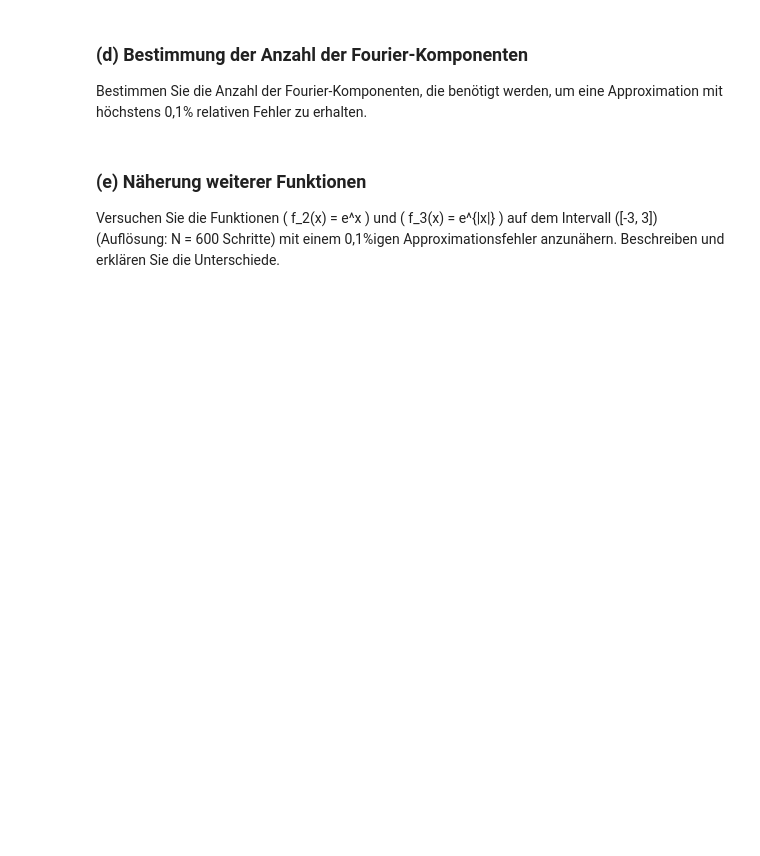
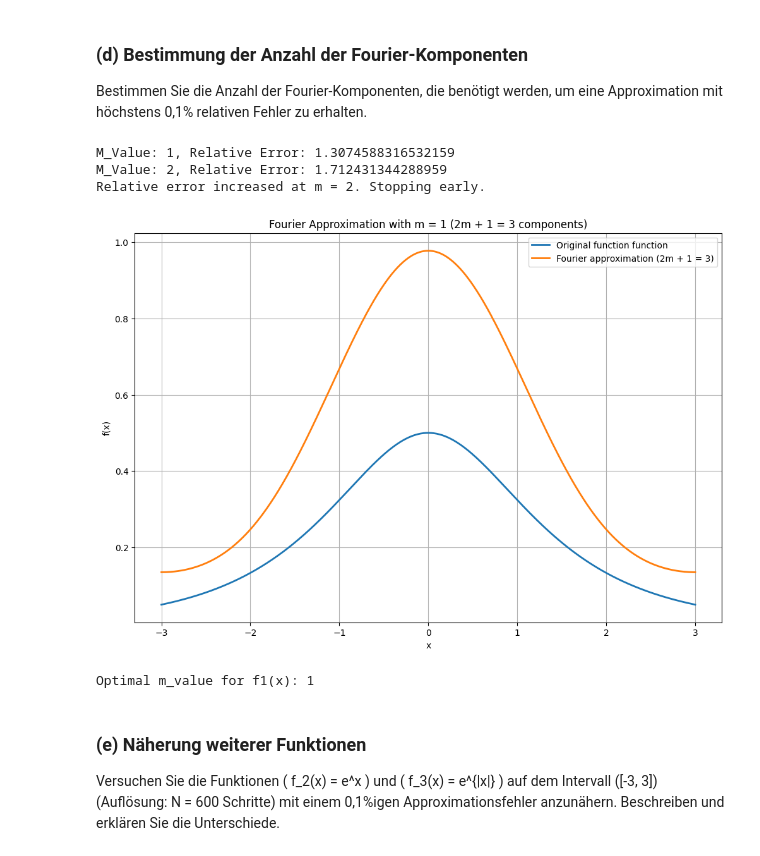
Before and after one commit to infamousperi/FourierTransformation, a Jupyter notebook: MC2.ipynb, the cells around one changed output. Saved outputs shown, nothing was run; the diff lists cells and outputs as text; code cells hidden in the pictures; blank space fills up the shorter version.

```diff
--- a/MC2.ipynb
+++ b/MC2.ipynb
@@ -12,6 +54,16 @@ Nähern Sie die Funktion \( f_1(x) = \frac{1}{e^x + e^{-x}} \) auf dem Intervall
 # %% [markdown]
 ### (d) Bestimmung der Anzahl der Fourier-Komponenten
 Bestimmen Sie die Anzahl der Fourier-Komponenten, die benötigt werden, um eine Approximation mit höchstens 0,1% relativen Fehler zu erhalten.
+# %%
+tolerance = 1
+m_value_f1 = FA.find_fourier_components_for_error_tolerance(x_values, y_values_f1, tolerance)
+print("Optimal m_value for f1(x):", m_value_f1)
+# %% [output]
+M_Value: 1, Relative Error: 1.3074588316532159
+M_Value: 2, Relative Error: 1.712431344288959
+Relative error increased at m = 2. Stopping early.
+[figure, added]
+Optimal m_value for f1(x): 1
 # %% [markdown]
 ### (e) Näherung weiterer Funktionen
 Versuchen Sie die Funktionen \( f_2(x) = e^x \) und \( f_3(x) = e^{|x|} \) auf dem Intervall \([-3, 3]\) (Auflösung: N = 600 Schritte) mit einem 0,1%igen Approximationsfehler anzunähern. Beschreiben und erklären Sie die Unterschiede.
```
Also changed, not shown: parts of 8 cells of this notebook, 1 other file.
